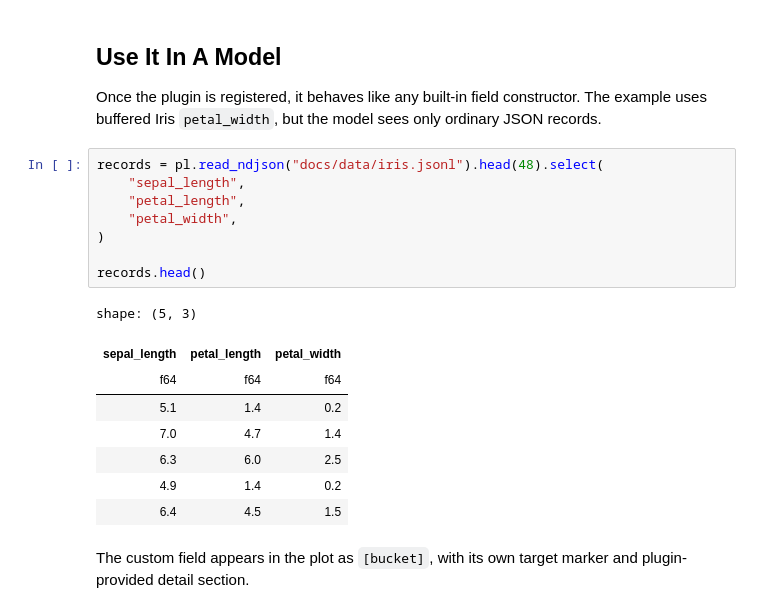
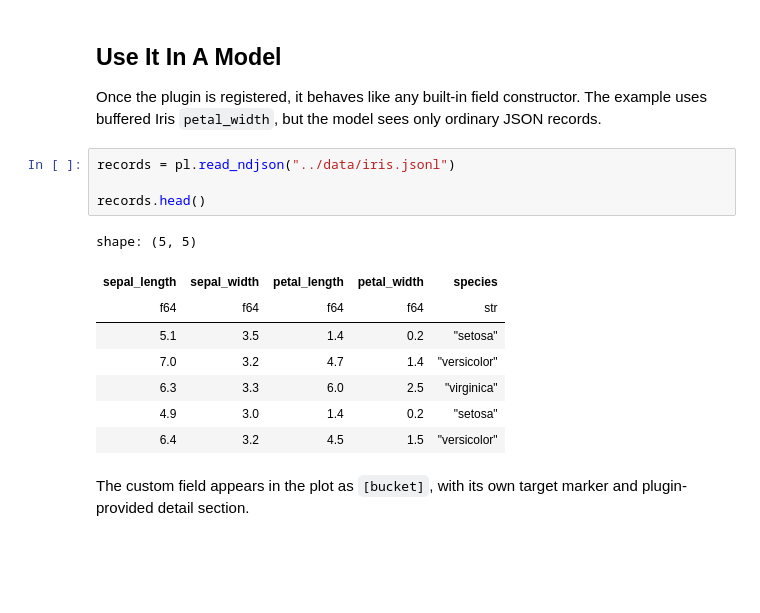
Before and after one commit to relflow/relflow, a Jupyter notebook: docs/guides/tensorfields.ipynb, the cells around one changed output. Drawn from its saved outputs; the diff is of its cells as text; blank space fills up the shorter version.

```diff
--- a/docs/guides/tensorfields.ipynb
+++ b/docs/guides/tensorfields.ipynb
@@ -166,22 +202,18 @@ def plot(module: j2v.Model, address: j2v.Address, branch: object, detail: bool):
 
 Once the plugin is registered, it behaves like any built-in field constructor. The example uses buffered Iris `petal_width`, but the model sees only ordinary JSON records.
 # %%
-records = pl.read_ndjson("docs/data/iris.jsonl").head(48).select(
-    "sepal_length",
-    "petal_length",
-    "petal_width",
-)
+records = pl.read_ndjson("../data/iris.jsonl")
 
 records.head()
 # %% [output]
-shape: (5, 3)
+shape: (5, 5)
-| sepal_length | petal_length | petal_width |
-| f64 | f64 | f64 |
-| 5.1 | 1.4 | 0.2 |
-| 7.0 | 4.7 | 1.4 |
-| 6.3 | 6.0 | 2.5 |
-| 4.9 | 1.4 | 0.2 |
-| 6.4 | 4.5 | 1.5 |
+| sepal_length | sepal_width | petal_length | petal_width | species |
+| f64 | f64 | f64 | f64 | str |
+| 5.1 | 3.5 | 1.4 | 0.2 | "setosa" |
+| 7.0 | 3.2 | 4.7 | 1.4 | "versicolor" |
+| 6.3 | 3.3 | 6.0 | 2.5 | "virginica" |
+| 4.9 | 3.0 | 1.4 | 0.2 | "setosa" |
+| 6.4 | 3.2 | 4.5 | 1.5 | "versicolor" |
 # %% [markdown]
 The custom field appears in the plot as `[bucket]`, with its own target marker and plugin-provided detail section.
 # %%
```
Also changed, not shown: parts of 8 cells of this notebook, 8 other files.
